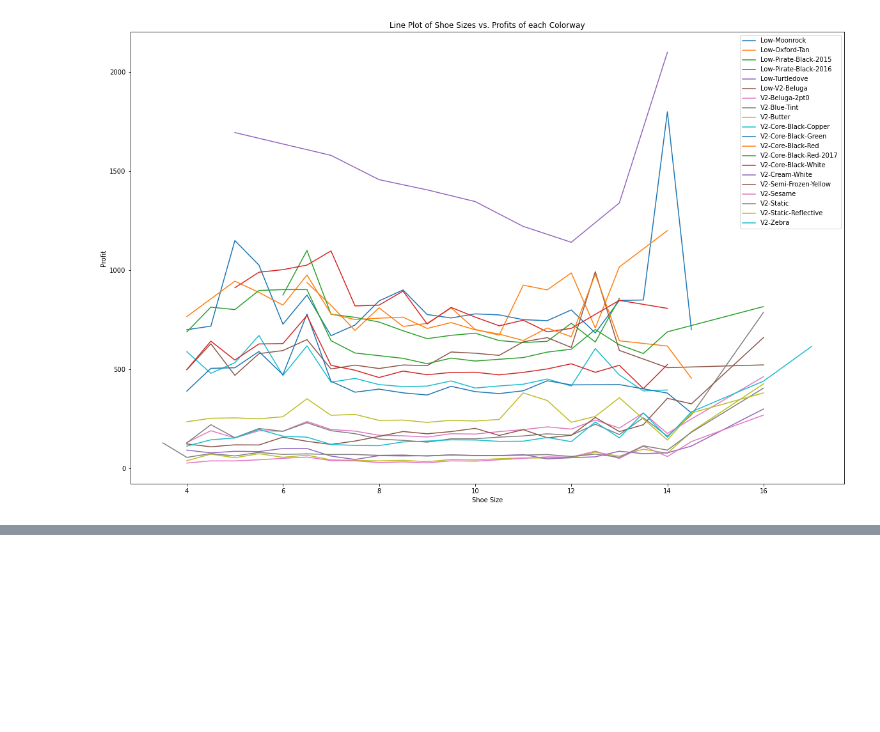
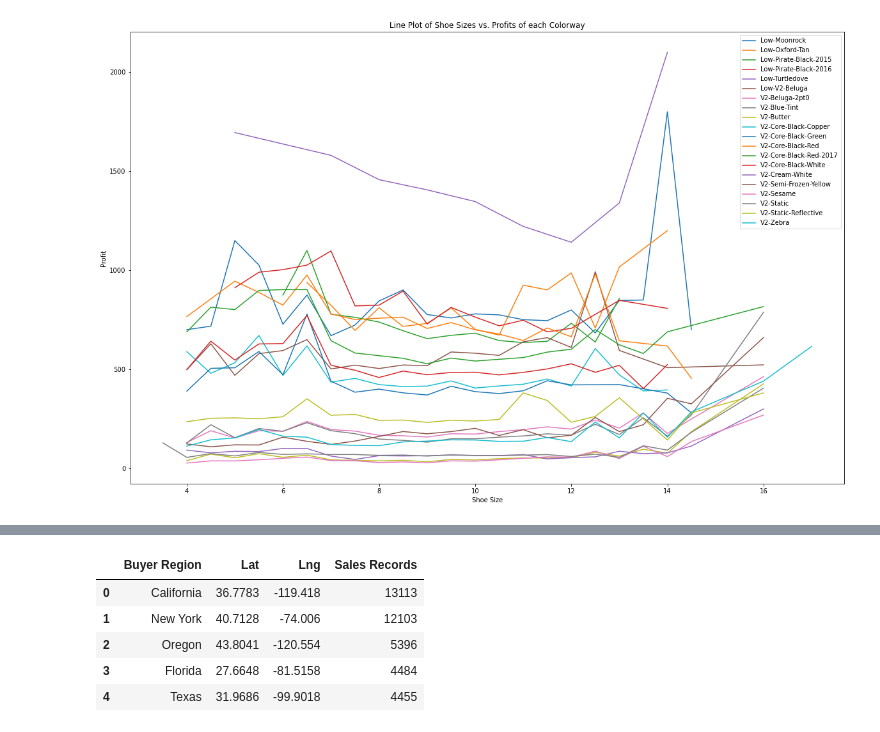
Before and after one commit to tjefferson15/Project-1-Hawks-, a Jupyter notebook: StockX.ipynb, the cells around one changed output, grey strips where cells are left out. Saved outputs shown, nothing was run; the diff lists cells and outputs as text; code cells hidden in the pictures; blank space fills up the shorter version.

```diff
--- a/StockX.ipynb
+++ b/StockX.ipynb
@@ -223,0 +208,25 @@ region_group.count()
+# %%
+#create a params dict that will be updated with new city each iteration
+params = {"key": g_key}
+
+#Loop through the region_count and get the lat/lng for each city
+for index, row in region_count.iterrows():
+    base_url = "https://maps.googleapis.com/maps/api/geocode/json"
+
+    state = row['Buyer Region']
+
+    params['address'] = state
+
+    region_lat_lng = requests.get(base_url, params=params).json()
+
+    region_count.loc[index, "Lat"] = region_lat_lng["results"][0]["geometry"]["location"]["lat"]
+    region_count.loc[index, "Lng"] = region_lat_lng["results"][0]["geometry"]["location"]["lng"]
+
+region_count.head()
+# %% [output]
+|  | Buyer Region | Lat | Lng | Sales Records |
+| 0 | California | 36.7783 | -119.418 | 13113 |
+| 1 | New York | 40.7128 | -74.006 | 12103 |
+| 2 | Oregon | 43.8041 | -120.554 | 5396 |
+| 3 | Florida | 27.6648 | -81.5158 | 4484 |
+| 4 | Texas | 31.9686 | -99.9018 | 4455 |
```
Also changed, not shown: parts of 8 cells of this notebook.
